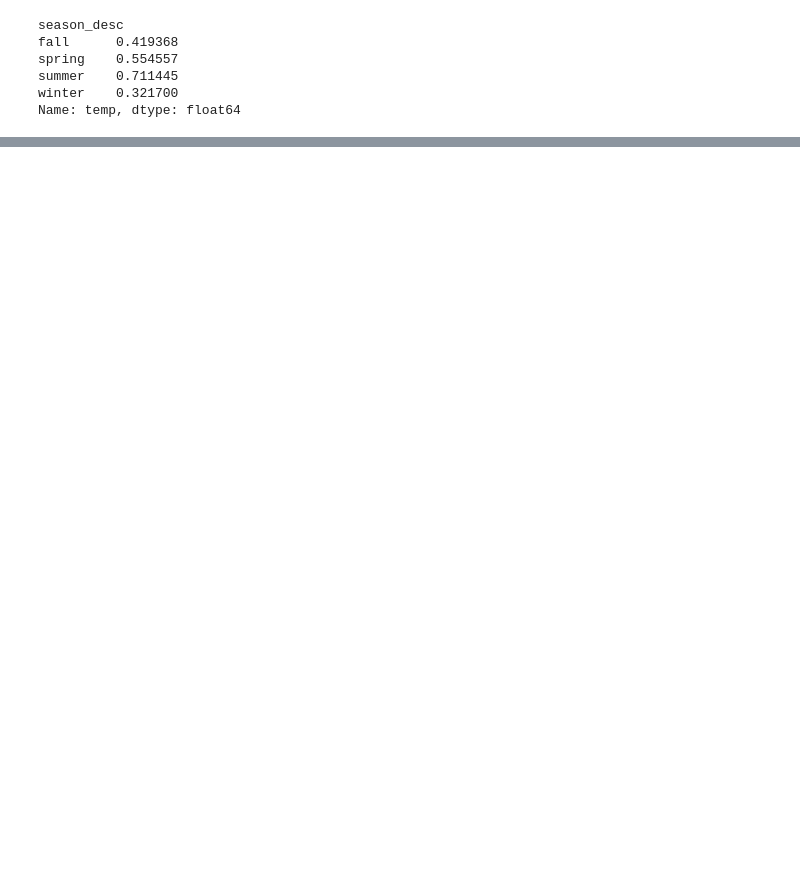
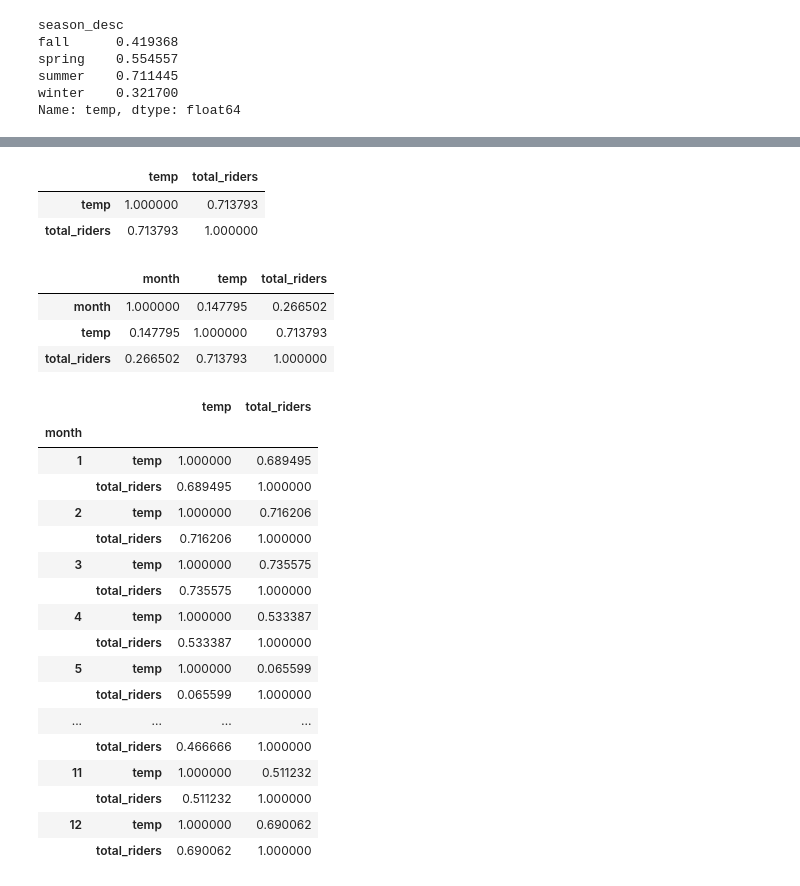
Before and after one commit to kaka0525/Process-Bike-Share-data-with-Pandas, a Jupyter notebook: saki_bike.ipynb, the cells around one changed output, grey strips where cells are left out. Saved outputs shown, nothing was run; the diff lists cells and outputs as text; code cells hidden in the pictures; blank space fills up the shorter version.

```diff
--- a/saki_bike.ipynb
+++ b/saki_bike.ipynb
@@ -132,0 +153,36 @@ Name: temp, dtype: float64
+# %%
+df[['temp', 'total_riders']].corr()
+# %% [output]
+|  | temp | total_riders |
+| temp | 1.000000 | 0.713793 |
+| total_riders | 0.713793 | 1.000000 |
+# %%
+df['month'] = pd.DatetimeIndex(df.date).month
+# %%
+df[['month', 'temp', 'total_riders']].corr()
+# %% [output]
+|  | month | temp | total_riders |
+| month | 1.000000 | 0.147795 | 0.266502 |
+| temp | 0.147795 | 1.000000 | 0.713793 |
+| total_riders | 0.266502 | 0.713793 | 1.000000 |
+# %%
+df[['total_riders', 'temp', 'month']].groupby('month').corr()
+# %% [output]
+|  |  | temp | total_riders |
+| month |  |  |  |
+| 1 | temp | 1.000000 | 0.689495 |
+|  | total_riders | 0.689495 | 1.000000 |
+| 2 | temp | 1.000000 | 0.716206 |
+|  | total_riders | 0.716206 | 1.000000 |
+| 3 | temp | 1.000000 | 0.735575 |
+|  | total_riders | 0.735575 | 1.000000 |
+| 4 | temp | 1.000000 | 0.533387 |
+|  | total_riders | 0.533387 | 1.000000 |
+| 5 | temp | 1.000000 | 0.065599 |
+|  | total_riders | 0.065599 | 1.000000 |
+| ... | ... | ... | ... |
+|  | total_riders | 0.466666 | 1.000000 |
+| 11 | temp | 1.000000 | 0.511232 |
+|  | total_riders | 0.511232 | 1.000000 |
+| 12 | temp | 1.000000 | 0.690062 |
+|  | total_riders | 0.690062 | 1.000000 |
```
Also changed, not shown: parts of 21 cells of this notebook.
